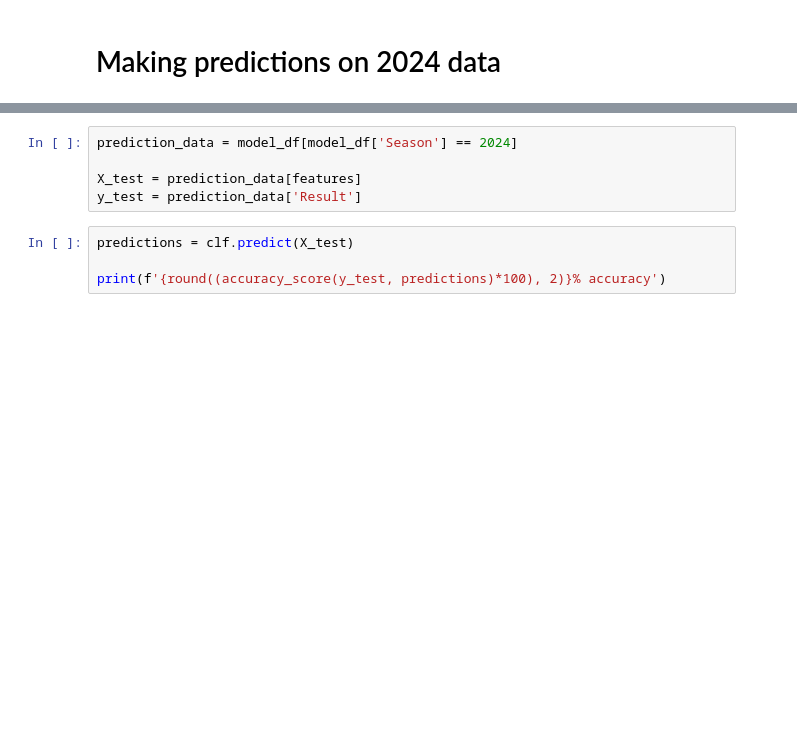
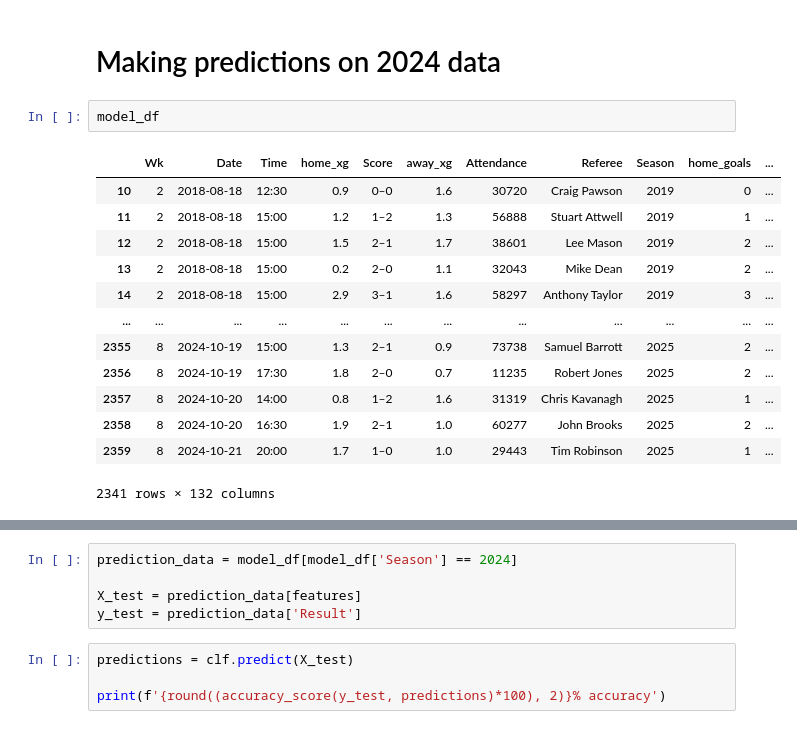
Before and after one commit to Brother-eww/premier_league_match_model, a Jupyter notebook: model_with_pipeline.ipynb, the cells around one changed output, grey strips where cells are left out. Saved outputs shown, nothing was run; the diff lists cells and outputs as text; blank space fills up the shorter version.

```diff
--- a/model_with_pipeline.ipynb
+++ b/model_with_pipeline.ipynb
@@ -429,2 +429,18 @@ print(f'{round((accuracy_score(y_test, predictions)*100), 2)}% accuracy')
 # %% [markdown]
 # Making predictions on 2024 data
+# %%
+model_df
+# %% [output]
+|  | Wk | Date | Time | home_xg | Score | away_xg | Attendance | Referee | Season | home_goals | ... |
+| 10 | 2 | 2018-08-18 | 12:30 | 0.9 | 0–0 | 1.6 | 30720 | Craig Pawson | 2019 | 0 | ... |
+| 11 | 2 | 2018-08-18 | 15:00 | 1.2 | 1–2 | 1.3 | 56888 | Stuart Attwell | 2019 | 1 | ... |
+| 12 | 2 | 2018-08-18 | 15:00 | 1.5 | 2–1 | 1.7 | 38601 | Lee Mason | 2019 | 2 | ... |
+| 13 | 2 | 2018-08-18 | 15:00 | 0.2 | 2–0 | 1.1 | 32043 | Mike Dean | 2019 | 2 | ... |
+| 14 | 2 | 2018-08-18 | 15:00 | 2.9 | 3–1 | 1.6 | 58297 | Anthony Taylor | 2019 | 3 | ... |
+| ... | ... | ... | ... | ... | ... | ... | ... | ... | ... | ... | ... |
+| 2355 | 8 | 2024-10-19 | 15:00 | 1.3 | 2–1 | 0.9 | 73738 | Samuel Barrott | 2025 | 2 | ... |
+| 2356 | 8 | 2024-10-19 | 17:30 | 1.8 | 2–0 | 0.7 | 11235 | Robert Jones | 2025 | 2 | ... |
+| 2357 | 8 | 2024-10-20 | 14:00 | 0.8 | 1–2 | 1.6 | 31319 | Chris Kavanagh | 2025 | 1 | ... |
+| 2358 | 8 | 2024-10-20 | 16:30 | 1.9 | 2–1 | 1.0 | 60277 | John Brooks | 2025 | 2 | ... |
+| 2359 | 8 | 2024-10-21 | 20:00 | 1.7 | 1–0 | 1.0 | 29443 | Tim Robinson | 2025 | 1 | ... |
+2341 rows × 132 columns
```
Also changed, not shown: parts of 7 cells of this notebook, 3 other files.
